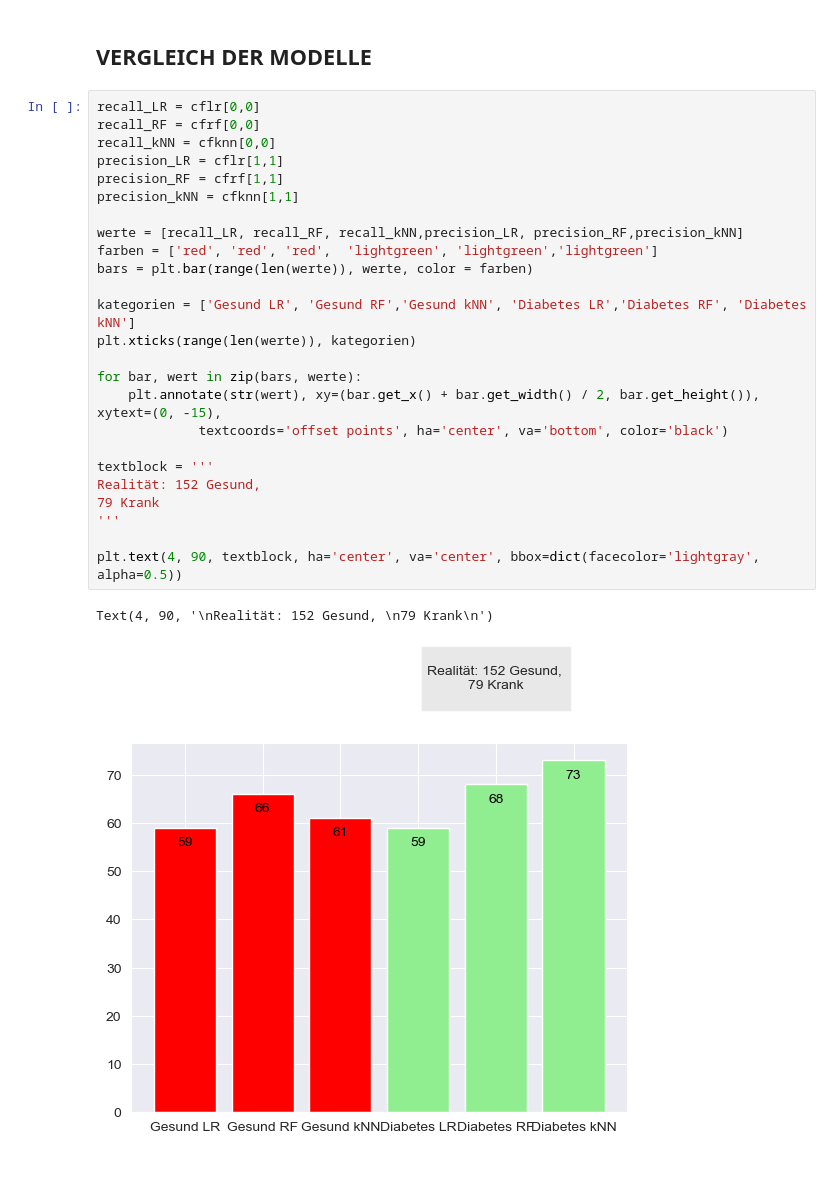
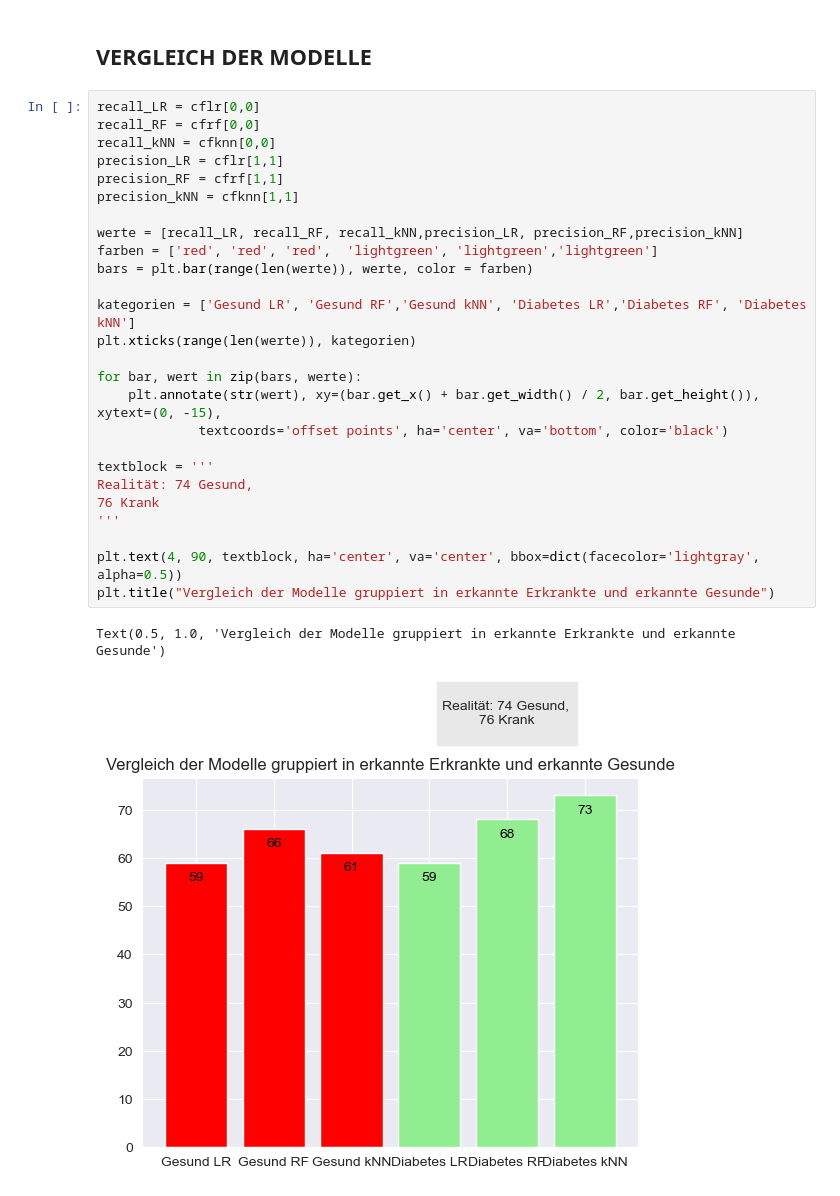
Before and after one commit to Schmiddyyy/DASC-2024, a Jupyter notebook: Abschlussaufgabe/Diabetes_DS/Diabetes_ScriptNAN.ipynb, the cells around one changed output. Cells and saved outputs as stored; diff of their text form.

```diff
--- a/Abschlussaufgabe/Diabetes_DS/Diabetes_ScriptNAN.ipynb
+++ b/Abschlussaufgabe/Diabetes_DS/Diabetes_ScriptNAN.ipynb
@@ -417,28 +415,29 @@ weighted avg       0.90      0.89      0.89       150
 # %%
 recall_LR = cflr[0,0]
 recall_RF = cfrf[0,0]
 recall_kNN = cfknn[0,0]
 precision_LR = cflr[1,1]
 precision_RF = cfrf[1,1]
 precision_kNN = cfknn[1,1]
 
 werte = [recall_LR, recall_RF, recall_kNN,precision_LR, precision_RF,precision_kNN]
 farben = ['red', 'red', 'red',  'lightgreen', 'lightgreen','lightgreen']
 bars = plt.bar(range(len(werte)), werte, color = farben)
 
 kategorien = ['Gesund LR', 'Gesund RF','Gesund kNN', 'Diabetes LR','Diabetes RF', 'Diabetes kNN']
 plt.xticks(range(len(werte)), kategorien)
 
 for bar, wert in zip(bars, werte):
     plt.annotate(str(wert), xy=(bar.get_x() + bar.get_width() / 2, bar.get_height()), xytext=(0, -15),
              textcoords='offset points', ha='center', va='bottom', color='black')
 
 textblock = '''
-Realität: 152 Gesund,
-79 Krank
+Realität: 74 Gesund,
+76 Krank
 '''
 
 plt.text(4, 90, textblock, ha='center', va='center', bbox=dict(facecolor='lightgray', alpha=0.5))
+plt.title("Vergleich der Modelle gruppiert in erkannte Erkrankte und erkannte Gesunde")
 # %% [output]
-Text(4, 90, '\nRealität: 152 Gesund, \n79 Krank\n')
+Text(0.5, 1.0, 'Vergleich der Modelle gruppiert in erkannte Erkrankte und erkannte Gesunde')
-[figure, old version]
+[figure, new version]
```
Also changed, not shown: parts of 2 cells of this notebook.
